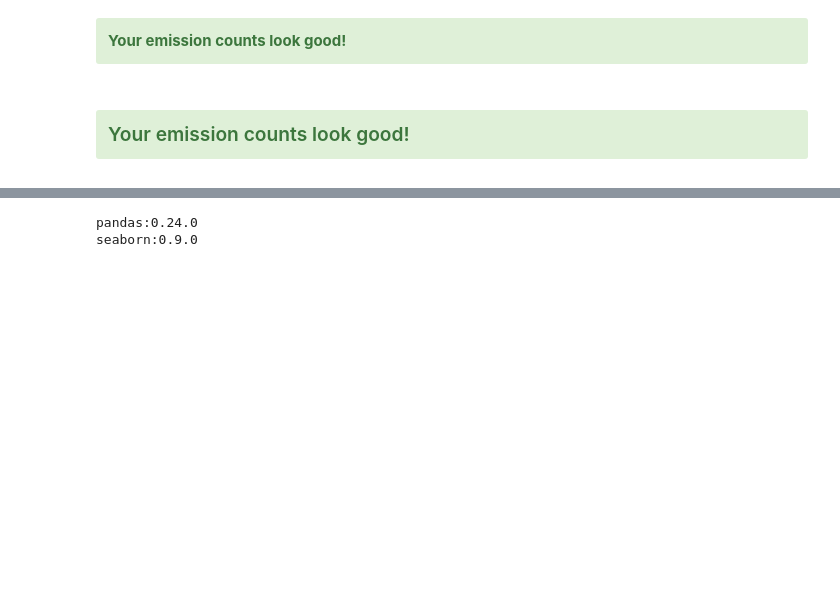
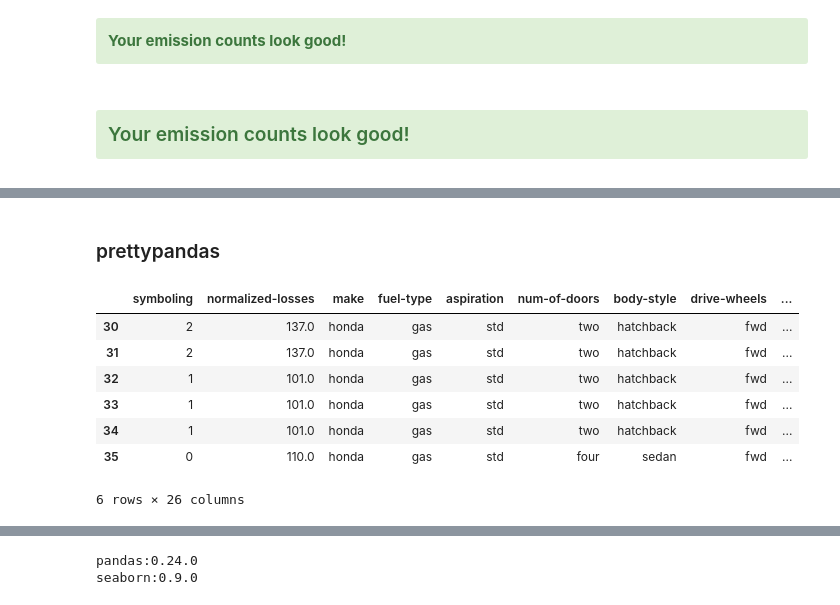
Before and after one commit to serdarbozoglan/My_Python, a Jupyter notebook: Templates/PYTHON_TEMPLATE.ipynb, the cells around one changed output, grey strips where cells are left out. Saved outputs shown, nothing was run; the diff lists cells and outputs as text; code cells hidden in the pictures; blank space fills up the shorter version.

```diff
--- a/Templates/PYTHON_TEMPLATE.ipynb
+++ b/Templates/PYTHON_TEMPLATE.ipynb
@@ -42,0 +80,6 @@ np.random.shuffle(data)
+# %%
+df_raw = pd.read_csv("http://mlr.cs.umass.edu/ml/machine-learning-databases/autos/imports-85.data",
+                     header=None, names=headers, na_values="?" )
+# %%
+models = ["toyota","nissan","mazda", "honda", "mitsubishi", "subaru", "volkswagen", "volvo"]
+df = df_raw[df_raw.make.isin(models)].copy()
@@ -42,0 +105,16 @@ np.random.shuffle(data)
+# %% [markdown]
+### prettypandas
+# %%
+import prettypandas as pp
+mini_df = df.query('make=="honda" & bore==2.91')
+# %%
+mini_df
+# %% [output]
+|  | symboling | normalized-losses | make | fuel-type | aspiration | num-of-doors | body-style | drive-wheels | ... |
+| 30 | 2 | 137.0 | honda | gas | std | two | hatchback | fwd | ... |
+| 31 | 2 | 137.0 | honda | gas | std | two | hatchback | fwd | ... |
+| 32 | 1 | 101.0 | honda | gas | std | two | hatchback | fwd | ... |
+| 33 | 1 | 101.0 | honda | gas | std | two | hatchback | fwd | ... |
+| 34 | 1 | 101.0 | honda | gas | std | two | hatchback | fwd | ... |
+| 35 | 0 | 110.0 | honda | gas | std | four | sedan | fwd | ... |
+6 rows × 26 columns
```
Also changed, not shown: parts of 40 cells of this notebook, 1 other file.
